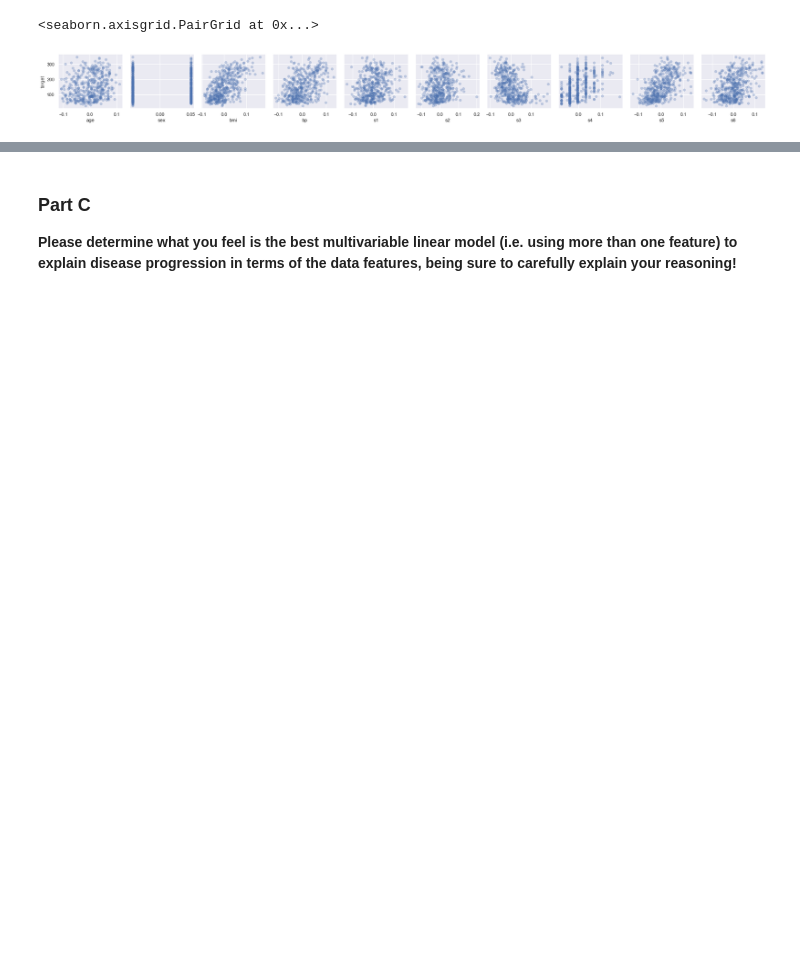
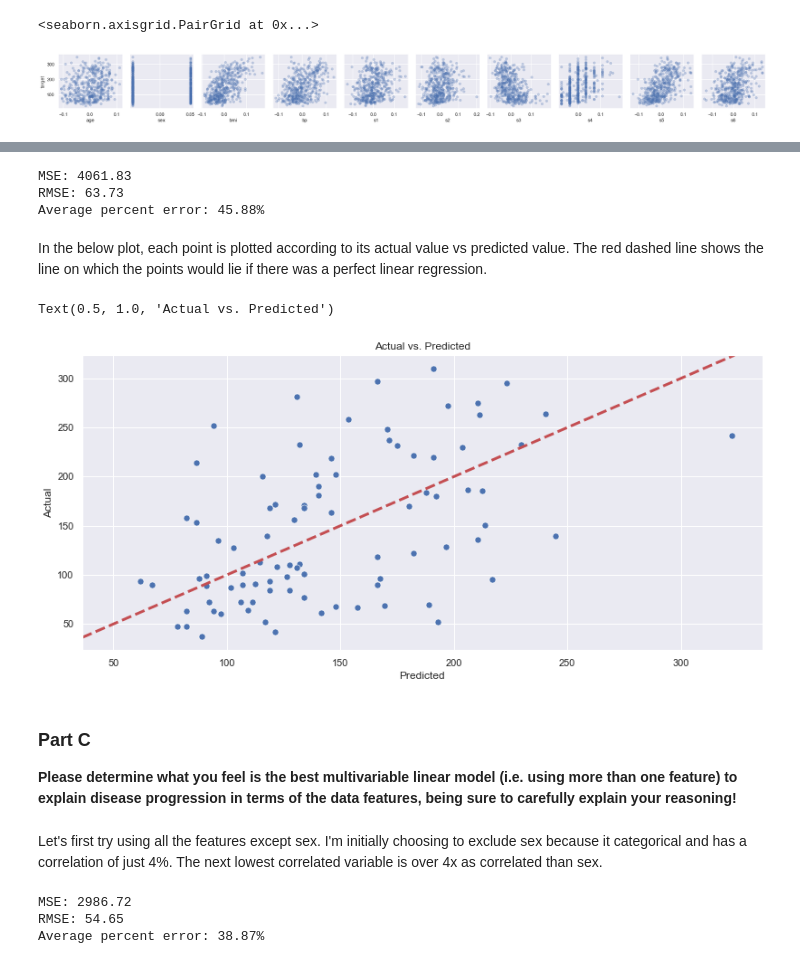
Before and after one commit to pranavavva/sml-310-project-1, a Jupyter notebook: project-1-pa-2022-02-11.ipynb, the cells around one changed output, grey strips where cells are left out. Drawn from its saved outputs; the diff is of its cells as text; code cells hidden in the pictures; blank space fills up the shorter version.

```diff
--- a/project-1-pa-2022-02-11.ipynb
+++ b/project-1-pa-2022-02-11.ipynb
@@ -220,4 +306,59 @@ sns.pairplot(df, x_vars=["age", "sex", "bmi", "bp", "s1", "s2", "s3", "s4", "s5"
+# %%
+from sklearn.linear_model import LinearRegression
+from sklearn.model_selection import train_test_split
+from sklearn.metrics import mean_squared_error
+
+X = df[["bmi"]]
+y = df["target"]
+
+X_train, X_test, y_train, y_test = train_test_split(X, y, test_size=0.2, random_state=42)
+
+reg = LinearRegression(n_jobs=-1)
+
+reg.fit(X_train, y_train)
+y_pred = reg.predict(X_test)
+
+
+print("MSE: {:.2f}".format(mean_squared_error(y_test, y_pred)))
+print("RMSE: {:.2f}".format(np.sqrt(mean_squared_error(y_test, y_pred))))
+print("Average percent error: {:.2f}%".format(np.mean(np.abs((y_test - y_pred) / y_test)) * 100))
+# %% [output]
+MSE: 4061.83
+RMSE: 63.73
+Average percent error: 45.88%
+# %% [markdown]
+In the below plot, each point is plotted according to its actual value vs predicted value. The red dashed line shows the line on which the points would lie if there was a perfect linear regression.
+# %%
+fig, ax = plt.subplots(figsize=(12, 6))
+sns.scatterplot(x=y_pred, y=y_test, ax=ax, s=50)
+plt.axline((50,50), (300,300), color="r", linestyle="--", linewidth=3)
+ax.set_xlabel("Predicted")
+ax.set_ylabel("Actual")
+ax.set_title("Actual vs. Predicted")
+# %% [output]
+Text(0.5, 1.0, 'Actual vs. Predicted')
+[figure, added]
 # %% [markdown]
 ### Part C
 
 **Please determine what you feel is the best multivariable linear model (i.e. using more than one feature) to explain disease progression in terms of the data features, being sure to carefully explain your reasoning!**
+# %% [markdown]
+Let's first try using all the features except sex. I'm initially choosing to exclude sex because it categorical and has a correlation of just 4%. The next lowest correlated variable is over 4x as correlated than sex.
+# %%
+X = df.drop(["target", "sex"], axis=1)
+y = df["target"]
+
+X_train, X_test, y_train, y_test = train_test_split(X, y, test_size=0.2, random_state=42)
+
+reg = LinearRegression(n_jobs=-1)
+
+reg.fit(X_train, y_train)
+y_pred = reg.predict(X_test)
+
+print("MSE: {:.2f}".format(mean_squared_error(y_test, y_pred)))
+print("RMSE: {:.2f}".format(np.sqrt(mean_squared_error(y_test, y_pred))))
+print("Average percent error: {:.2f}%".format(np.mean(np.abs((y_test - y_pred) / y_test)) * 100))
+# %% [output]
+MSE: 2986.72
+RMSE: 54.65
+Average percent error: 38.87%
```
Also changed, not shown: parts of 12 cells of this notebook.
